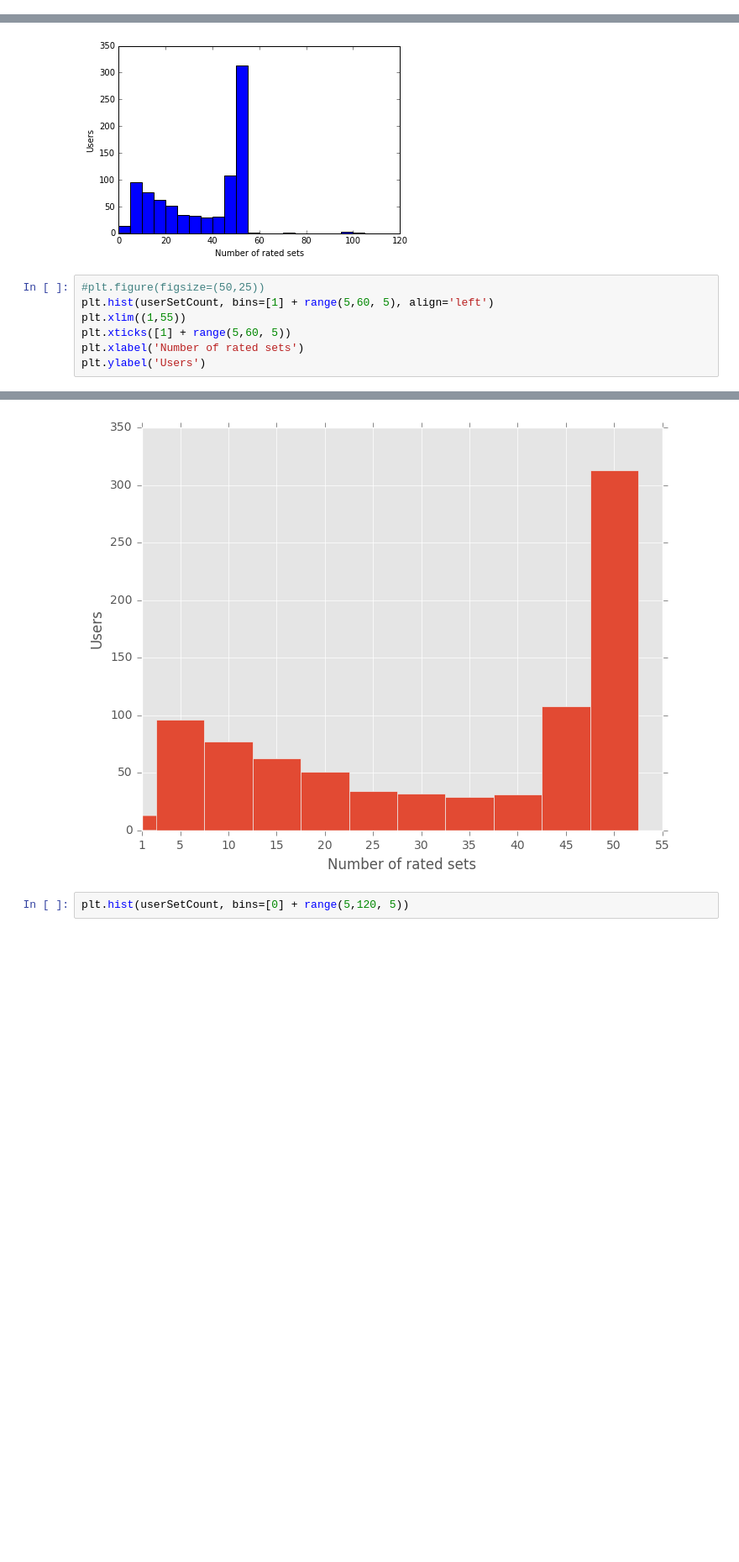
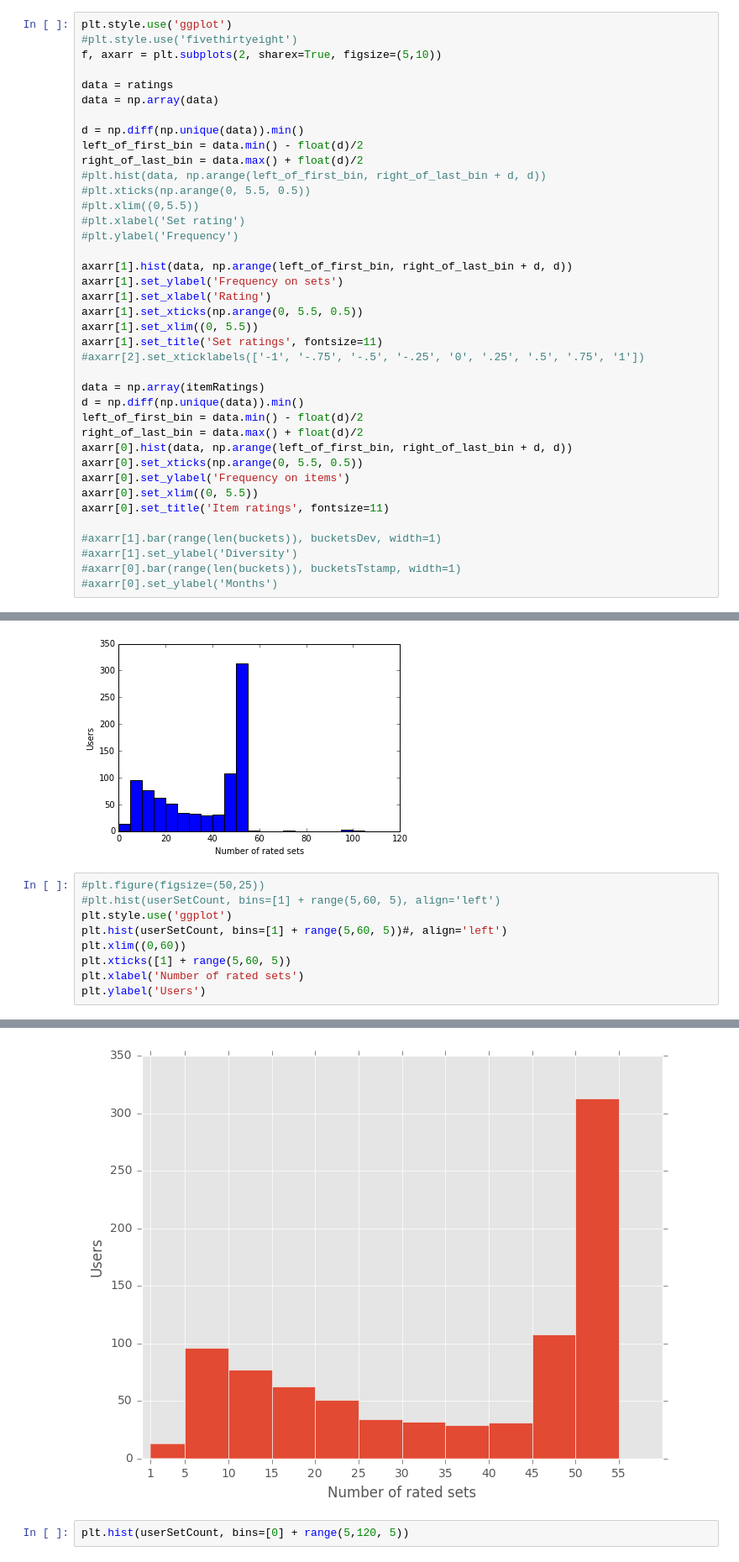
Before and after one commit to mohit-shrma/setrec, a Jupyter notebook: python/grouplens/Grouplens2.ipynb, the cells around one changed output, grey strips where cells are left out. Shown at 84% size. Drawn from its saved outputs; the diff is of its cells as text; blank space fills up the shorter version.

```diff
--- a/python/grouplens/Grouplens2.ipynb
+++ b/python/grouplens/Grouplens2.ipynb
@@ -1229,0 +1265,39 @@ plt.ylabel('Frequency')
+# %%
+plt.style.use('ggplot')
+#plt.style.use('fivethirtyeight')
+f, axarr = plt.subplots(2, sharex=True, figsize=(5,10))
+
+data = ratings
+data = np.array(data)
+
+d = np.diff(np.unique(data)).min()
+left_of_first_bin = data.min() - float(d)/2
+right_of_last_bin = data.max() + float(d)/2
+#plt.hist(data, np.arange(left_of_first_bin, right_of_last_bin + d, d))
+#plt.xticks(np.arange(0, 5.5, 0.5))
+#plt.xlim((0,5.5))
+#plt.xlabel('Set rating')
+#plt.ylabel('Frequency')
+
+axarr[1].hist(data, np.arange(left_of_first_bin, right_of_last_bin + d, d))
+axarr[1].set_ylabel('Frequency on sets')
+axarr[1].set_xlabel('Rating')
+axarr[1].set_xticks(np.arange(0, 5.5, 0.5))
+axarr[1].set_xlim((0, 5.5))
+axarr[1].set_title('Set ratings', fontsize=11)
+#axarr[2].set_xticklabels(['-1', '-.75', '-.5', '-.25', '0', '.25', '.5', '.75', '1'])
+
+data = np.array(itemRatings)
+d = np.diff(np.unique(data)).min()
+left_of_first_bin = data.min() - float(d)/2
+right_of_last_bin = data.max() + float(d)/2
+axarr[0].hist(data, np.arange(left_of_first_bin, right_of_last_bin + d, d))
+axarr[0].set_xticks(np.arange(0, 5.5, 0.5))
+axarr[0].set_ylabel('Frequency on items')
+axarr[0].set_xlim((0, 5.5))
+axarr[0].set_title('Item ratings', fontsize=11)
+
+#axarr[1].bar(range(len(buckets)), bucketsDev, width=1)
+#axarr[1].set_ylabel('Diversity')
+#axarr[0].bar(range(len(buckets)), bucketsTstamp, width=1)
+#axarr[0].set_ylabel('Months')
@@ -1288,14 +1383,16 @@ plt.ylabel('Users')
 [figure]
 # %%
 #plt.figure(figsize=(50,25))
-plt.hist(userSetCount, bins=[1] + range(5,60, 5), align='left')
-plt.xlim((1,55))
+#plt.hist(userSetCount, bins=[1] + range(5,60, 5), align='left')
+plt.style.use('ggplot')
+plt.hist(userSetCount, bins=[1] + range(5,60, 5))#, align='left')
+plt.xlim((0,60))
 plt.xticks([1] + range(5,60, 5))
 plt.xlabel('Number of rated sets')
 plt.ylabel('Users')
 # %% [output]
 <matplotlib.text.Text at 0x...>
-[figure, old version]
+[figure, new version]
 # %%
 plt.hist(userSetCount, bins=[0] + range(5,120, 5))
 # %% [output]
```
Also changed, not shown: parts of 21 cells of this notebook.
